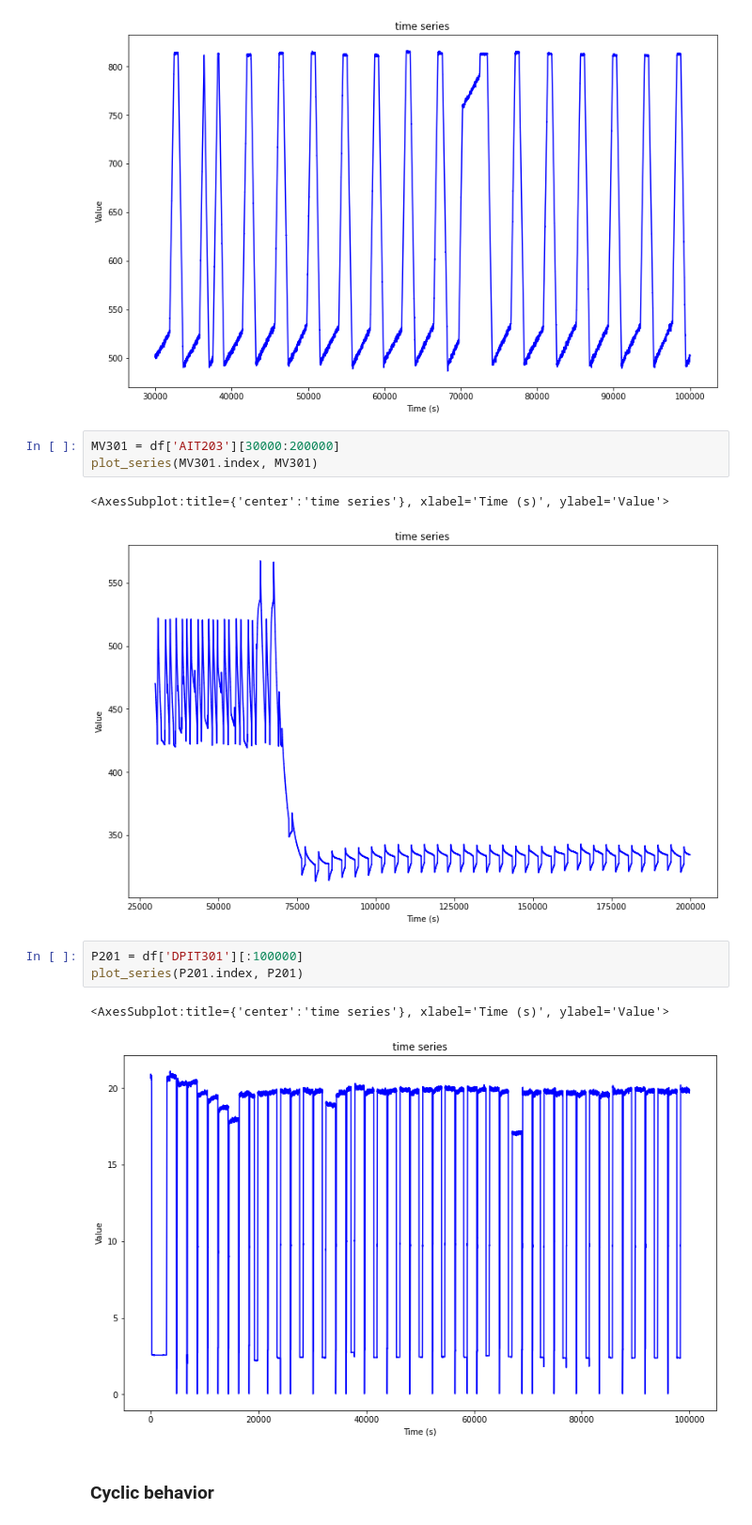
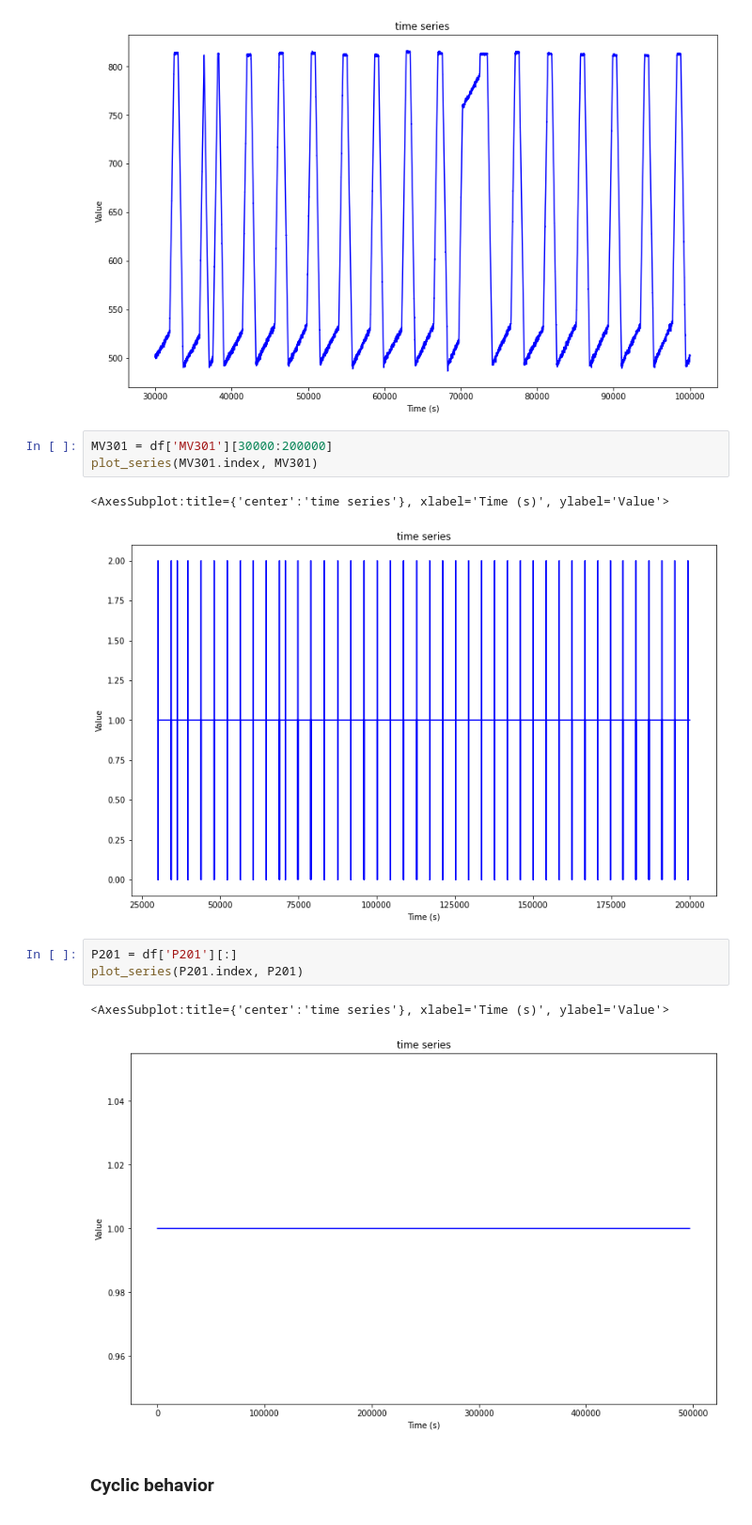
Before and after one commit to mvanmeerten/CDA, a Jupyter notebook: Lab2-group33/Lab2.ipynb, the cells around one changed output. Shown: that part at 94% size. Drawn from its saved outputs; the diff is of its cells as text.

```diff
--- a/Lab2-group33/Lab2.ipynb
+++ b/Lab2-group33/Lab2.ipynb
@@ -67,17 +67,17 @@ plot_series(LIT101.index, LIT101)
 # %% [output]
 [figure]
 # %%
-MV301 = df['AIT203'][30000:200000]
+MV301 = df['MV301'][30000:200000]
 plot_series(MV301.index, MV301)
 # %% [output]
 <AxesSubplot:title={'center':'time series'}, xlabel='Time (s)', ylabel='Value'>
-[figure, old version]
+[figure, new version]
 # %%
-P201 = df['DPIT301'][:100000]
+P201 = df['P201'][:]
 plot_series(P201.index, P201)
 # %% [output]
 <AxesSubplot:title={'center':'time series'}, xlabel='Time (s)', ylabel='Value'>
-[figure, old version]
+[figure, new version]
 # %% [markdown]
 ### Cyclic behavior
 # %%
```
Also changed, not shown: parts of 6 cells of this notebook, 1 other file.
